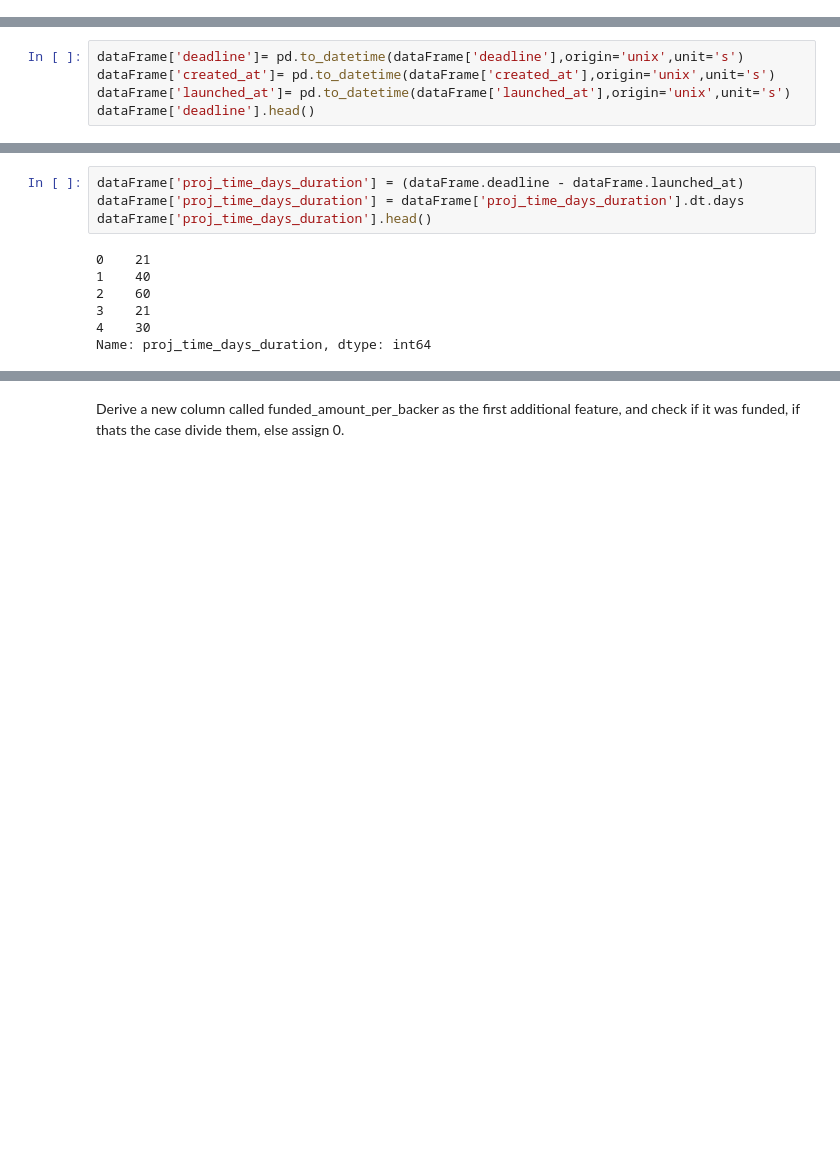
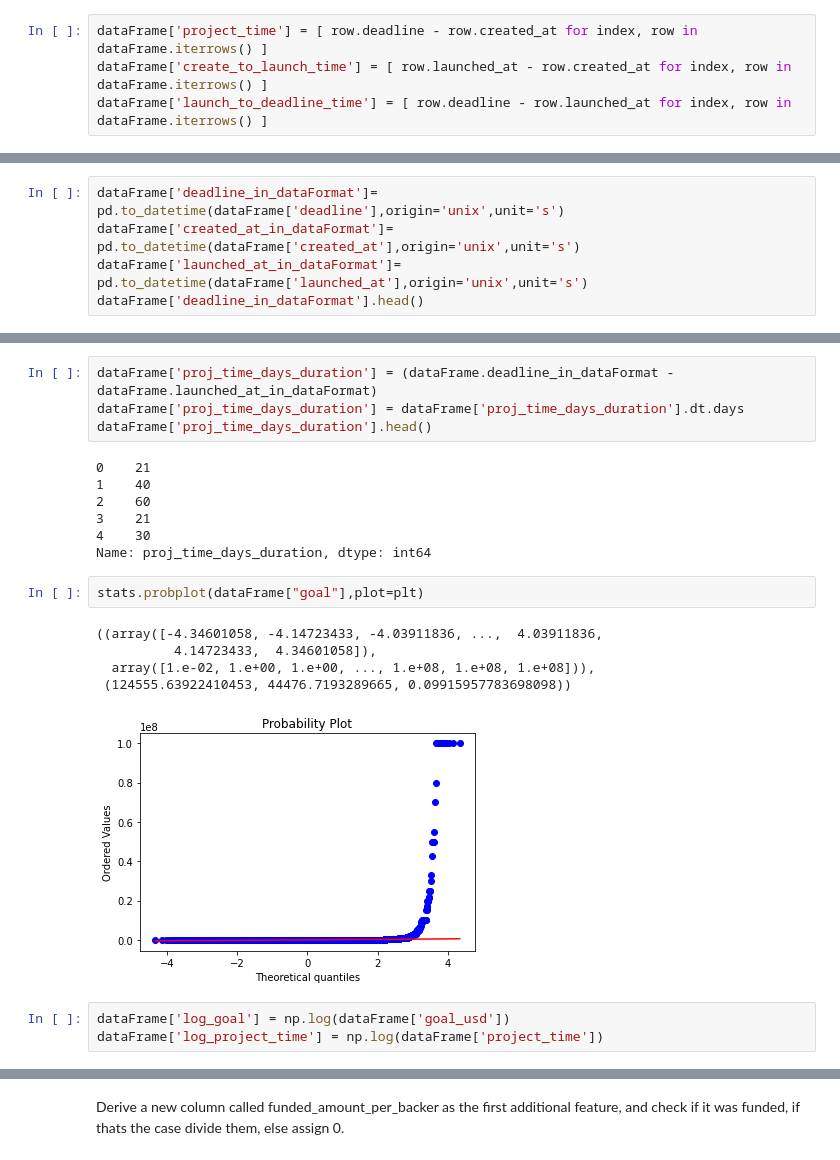
Before and after one commit to d-istratii/DataScienceVU, a Jupyter notebook: model.ipynb, the cells around one changed output, grey strips where cells are left out. Cells and saved outputs as stored; diff of their text form; blank space fills up the shorter version.

````diff
--- a/model.ipynb
+++ b/model.ipynb
@@ -97,13 +97,17 @@ Most projects have been funded (58454) compared to (41546) not funded
 
 ```
 ***
+# %%
+dataFrame['project_time'] = [ row.deadline - row.created_at for index, row in dataFrame.iterrows() ]
+dataFrame['create_to_launch_time'] = [ row.launched_at - row.created_at for index, row in dataFrame.iterrows() ]
+dataFrame['launch_to_deadline_time'] = [ row.deadline - row.launched_at for index, row in dataFrame.iterrows() ]
 # %% [markdown]
 # Data Cleaning
 # %%
-dataFrame['deadline']= pd.to_datetime(dataFrame['deadline'],origin='unix',unit='s')
-dataFrame['created_at']= pd.to_datetime(dataFrame['created_at'],origin='unix',unit='s')
-dataFrame['launched_at']= pd.to_datetime(dataFrame['launched_at'],origin='unix',unit='s')
-dataFrame['deadline'].head()
+dataFrame['deadline_in_dataFormat']= pd.to_datetime(dataFrame['deadline'],origin='unix',unit='s')
+dataFrame['created_at_in_dataFormat']= pd.to_datetime(dataFrame['created_at'],origin='unix',unit='s')
+dataFrame['launched_at_in_dataFormat']= pd.to_datetime(dataFrame['launched_at'],origin='unix',unit='s')
+dataFrame['deadline_in_dataFormat'].head()
 # %% [output]
 0   2012-04-19 20:16:00
 1   2012-05-08 01:22:25
@@ -220,7 +224,7 @@ True
 # %% [markdown]
 There are no typos
 # %%
-dataFrame['proj_time_days_duration'] = (dataFrame.deadline - dataFrame.launched_at)
+dataFrame['proj_time_days_duration'] = (dataFrame.deadline_in_dataFormat - dataFrame.launched_at_in_dataFormat)
 dataFrame['proj_time_days_duration'] = dataFrame['proj_time_days_duration'].dt.days
 dataFrame['proj_time_days_duration'].head()
 # %% [output]
@@ -230,3 +234,14 @@ dataFrame['proj_time_days_duration'].head()
 3    21
 4    30
 Name: proj_time_days_duration, dtype: int64
+# %%
+stats.probplot(dataFrame["goal"],plot=plt)
+# %% [output]
+((array([-4.34601058, -4.14723433, -4.03911836, ...,  4.03911836,
+          4.14723433,  4.34601058]),
+  array([1.e-02, 1.e+00, 1.e+00, ..., 1.e+08, 1.e+08, 1.e+08])),
+ (124555.63922410453, 44476.7193289665, 0.09915957783698098))
+[figure, added]
+# %%
+dataFrame['log_goal'] = np.log(dataFrame['goal_usd'])
+dataFrame['log_project_time'] = np.log(dataFrame['project_time'])
````
Also changed, not shown: parts of 34 cells of this notebook.
